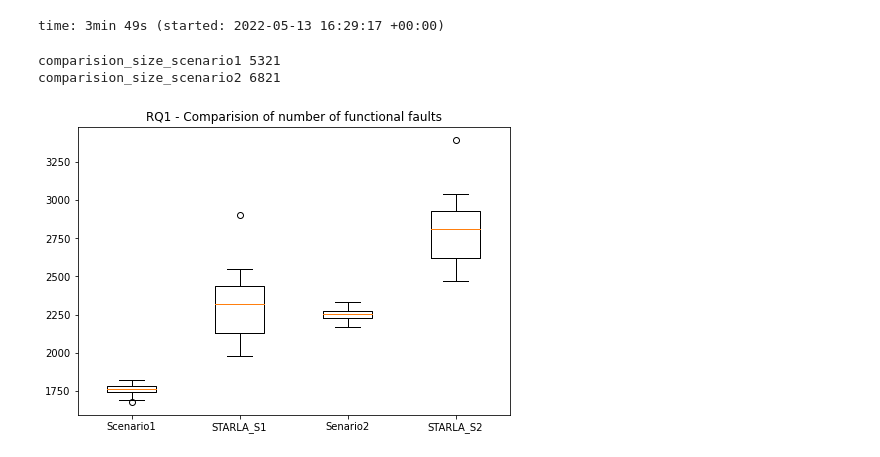
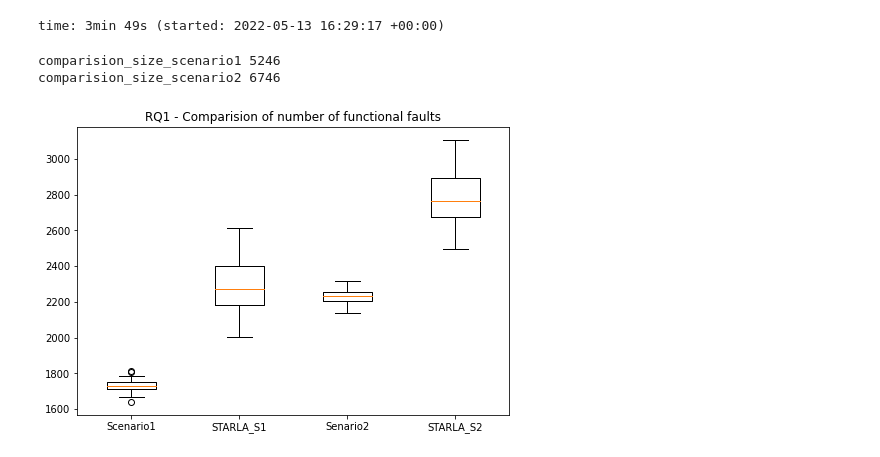
Before and after one commit to amirhosseinzlf/STARLA, a Jupyter notebook: RQ/RQ1.ipynb, the cells around one changed output. Saved outputs shown, nothing was run; the diff lists cells and outputs as text; code cells hidden in the pictures.

Commit message:
Update results

```diff
--- a/RQ/RQ1.ipynb
+++ b/RQ/RQ1.ipynb
@@ -1948,24 +1950,26 @@ time: 3.06 ms (started: 2022-05-11 22:31:25 +00:00)
 # %% [markdown]
 #Run RQ1 - Reward fault
 # %%
-items = os.listdir('/content/drive/MyDrive/GM/execution4_gen')
-thresholds = [70, 0.04, 0.50, 0.50]
+items = os.listdir('/content/drive/MyDrive/GM/Results')
+thresholds = [70, 0.04, 0.50]
 reward_faults=[]
 for generations in items:
   Reward_Fault_counter = 0
   arch2=[]
   if generations=='res' or generations=='.ipynb_checkpoints':
     continue
-  with open(f'/content/drive/MyDrive/GM/execution4_gen/{generations}', 'rb') as file2:
-      data = pickle.load(file2)
-  for i in range(len(data)):
-    if i == 0:
-      continue
-    Build_Archive(data[i],4,thresholds,arch2,initial_pop)
-  for epis in arch2:
-    objectives_ = epis.get_objective_values()
-    if objectives_[0]<thresholds[0]:
-      Reward_Fault_counter+=1
+  if generations[:17]=='May17_generations':
+    with open(f'/content/drive/MyDrive/GM/Results/{generations}', 'rb') as file2:
+        data = pickle.load(file2)
+    for i in range(len(data)):
+      if i == 0:
+        initial_pop = data[i]
+        continue
+      Build_Archive(data[i],3,thresholds,arch2,initial_pop)
+    for epis in arch2:
+      objectives_ = epis.get_objective_values()
+      if objectives_[0]<thresholds[0]:
+        Reward_Fault_counter+=1
 
-  reward_faults.append(Reward_Fault_counter)
+    reward_faults.append(Reward_Fault_counter)
 # %% [output]
@@ -2023,6 +2022,6 @@ time: 3.32 ms (started: 2022-05-11 22:36:23 +00:00)
 # %%
 from scipy.spatial.distance import cosine,euclidean
-items = os.listdir('/content/drive/MyDrive/GM/res/re_executed_Similarity')
+items = os.listdir('/content/drive/MyDrive/GM/Execution-Similarity')
 stat =[]
 cc=[]
 pff = 0.5
@@ -2032,8 +2031,8 @@ for re_exe in items[:]:
   EuaclidianDistance=[]
   final_consistent_ff = []
   # print("\n\n-----------------------------------------------------\n\n")
-  print(f'/content/drive/MyDrive/GM/res/re_executed_Similarity/{re_exe}')
-  with open(f'/content/drive/MyDrive/GM/res/re_executed_Similarity/{re_exe}', 'rb') as file2:
+  print(f'/content/drive/MyDrive/GM/Execution-Similarity/{re_exe}')
+  with open(f'/content/drive/MyDrive/GM/Execution-Similarity/{re_exe}', 'rb') as file2:
       data = pickle.load(file2)
   new_data = change_threshold_in_similarity_data(pff,data)
   for result in new_data:
@@ -2114,7 +2115,7 @@ time: 909 ms (started: 2022-05-11 23:07:40 +00:00)
 count = 0
 
 for i in flatten_cosine_distances:
-  if i<0.25:
+  if i<0.26:
     count+=1
 
 print("More than ",count/len(flatten_cosine_distances),"% of replaced states have a cosine distance below 0.25")
@@ -2132,7 +2133,7 @@ time: 1.03 s (started: 2022-05-11 23:08:31 +00:00)
 #RQ1 - Functional fault - Analysis of different thresholds of probabilities of functional faults
 # %%
 # extract the average of number of mutations
-with open(f'/content/drive/MyDrive/Data/mutation_numbers.pickle', 'rb') as file2:
+with open(f'/content/drive/MyDrive/Data/Mutation_number_t.pickle', 'rb') as file2:
     Mutation_numbers = pickle.load(file2)
 
 Mutations = int(sum(Mutation_numbers)/len(Mutation_numbers))
@@ -2168,20 +2169,20 @@ time: 3min 49s (started: 2022-05-13 16:29:17 +00:00)
 # %%
 ff_probability = 0.45   #threshold of the probability of the functional fault select 55% ->0.45 this is the inverse of probabilities 0.1 is 90%
 init_faulty_avg = int(sum(initial_pop_faults)/len(initial_pop_faults))
-path_to_files = '/content/drive/MyDrive/Data/Executions'
+path_to_files = '/content/drive/MyDrive/GM/Execution-Similarity'
 
 
 plot_data = prepair_random_data_with_initial_pop(get_stat(ff_probability,path_to_files),
                                                  Mutation,initial_population_budget,
                                                  iteration,init_faulty_avg,population_rand)
 re_arrange = [plot_data[0],plot_data[2],plot_data[1],plot_data[3]]
 fig = plt.figure()
 ax = fig.add_axes([0, 0, 1, 1])
 bp = ax.boxplot(re_arrange)
 plt.xticks([1, 2, 3, 4], ["Scenario1","STARLA_S1","Senario2","STARLA_S2"])
 plt.title('RQ1 - Comparision of number of functional faults')
 plt.show()
 # %% [output]
-comparision_size_scenario1 5321
-comparision_size_scenario2 6821
+comparision_size_scenario1 5246
+comparision_size_scenario2 6746
-[figure, old version]
+[figure, new version]
```
Also changed, not shown: parts of 49 cells of this notebook.
